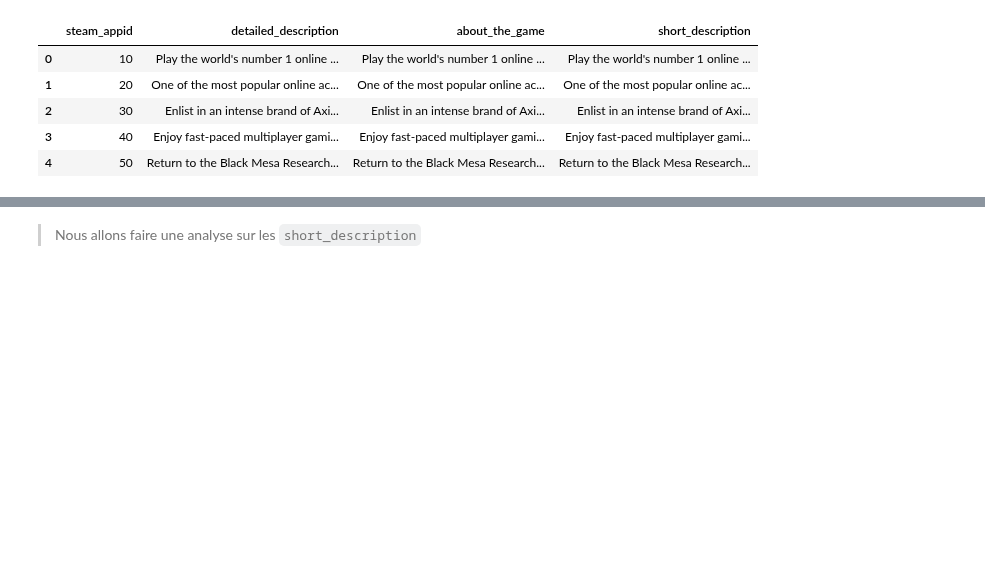
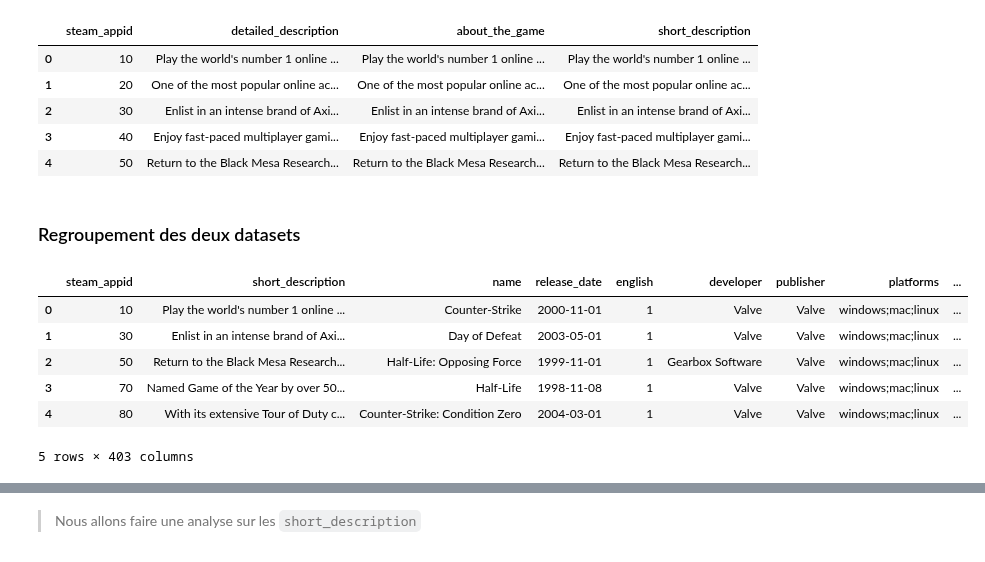
Before and after one commit to Rvanelven/steamator, a Jupyter notebook: notebooks/nathan_#39_nlp_short_descriptions.ipynb, the cells around one changed output, grey strips where cells are left out. Saved outputs shown, nothing was run; the diff lists cells and outputs as text; code cells hidden in the pictures; blank space fills up the shorter version.

```diff
--- a/notebooks/nathan_#39_nlp_short_descriptions.ipynb
+++ b/notebooks/nathan_#39_nlp_short_descriptions.ipynb
@@ -20,3 +37,19 @@ steam_description.head()
 | 2 | 30 | Enlist in an intense brand of Axi... | Enlist in an intense brand of Axi... | Enlist in an intense brand of Axi... |
 | 3 | 40 | Enjoy fast-paced multiplayer gami... | Enjoy fast-paced multiplayer gami... | Enjoy fast-paced multiplayer gami... |
 | 4 | 50 | Return to the Black Mesa Research... | Return to the Black Mesa Research... | Return to the Black Mesa Research... |
+# %% [markdown]
+### Regroupement des deux datasets
+# %%
+df_full = steam_description[['steam_appid','short_description']].merge(df, on='steam_appid')
+# %%
+df_full = df_full.rename(columns={'short_description_x':'short_description'})
+# %%
+df_full.head()
+# %% [output]
+|  | steam_appid | short_description | name | release_date | english | developer | publisher | platforms | ... |
+| 0 | 10 | Play the world's number 1 online ... | Counter-Strike | 2000-11-01 | 1 | Valve | Valve | windows;mac;linux | ... |
+| 1 | 30 | Enlist in an intense brand of Axi... | Day of Defeat | 2003-05-01 | 1 | Valve | Valve | windows;mac;linux | ... |
+| 2 | 50 | Return to the Black Mesa Research... | Half-Life: Opposing Force | 1999-11-01 | 1 | Gearbox Software | Valve | windows;mac;linux | ... |
+| 3 | 70 | Named Game of the Year by over 50... | Half-Life | 1998-11-08 | 1 | Valve | Valve | windows;mac;linux | ... |
+| 4 | 80 | With its extensive Tour of Duty c... | Counter-Strike: Condition Zero | 2004-03-01 | 1 | Valve | Valve | windows;mac;linux | ... |
+5 rows × 403 columns
```
Also changed, not shown: parts of 52 cells of this notebook, 1 other file.
